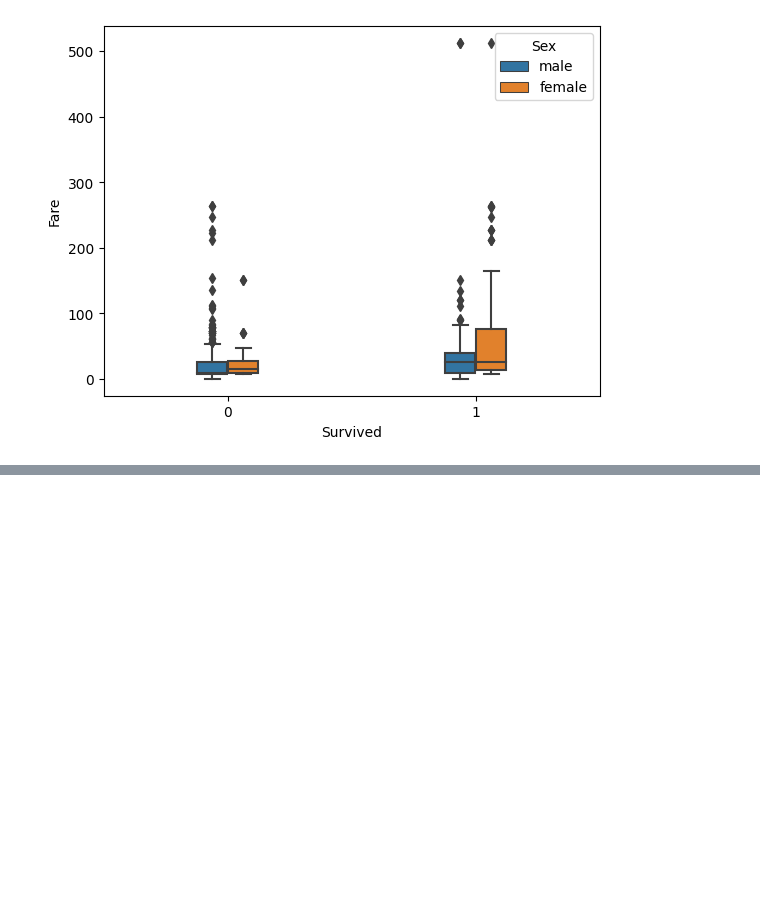
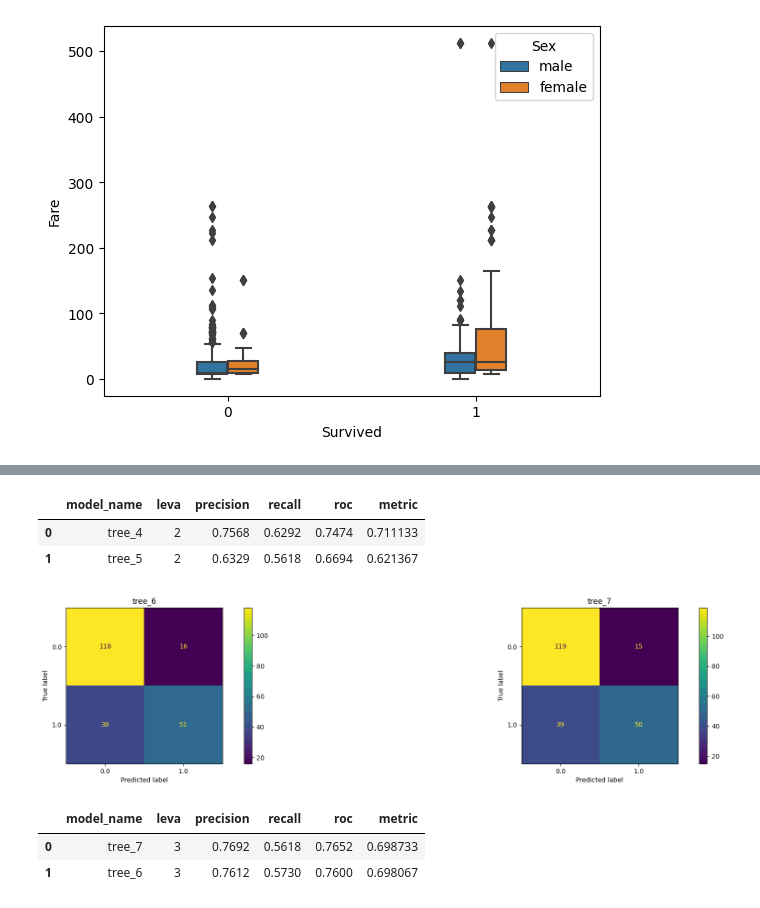
Before and after one commit to mateuseap/decision-tree, a Jupyter notebook: src/dt.ipynb, the cells around one changed output, grey strips where cells are left out. Saved outputs shown, nothing was run; the diff lists cells and outputs as text; code cells hidden in the pictures; blank space fills up the shorter version.

```diff
--- a/src/dt.ipynb
+++ b/src/dt.ipynb
@@ -199,0 +314,21 @@ print('DecisionTreeClassifier accuracy score: {}'.format(accuracy))
+# %%
+results_2 = build_dataframe(results_2)
+results_2
+# %% [output]
+|  | model_name | leva | precision | recall | roc | metric |
+| 0 | tree_4 | 2 | 0.7568 | 0.6292 | 0.7474 | 0.711133 |
+| 1 | tree_5 | 2 | 0.6329 | 0.5618 | 0.6694 | 0.621367 |
+# %%
+tree_6 = DecisionTreeClassifier(min_samples_split=3, random_state=seed).fit(X_train, y_train)
+tree_7 = DecisionTreeClassifier(min_samples_split=5, random_state=seed).fit(X_train, y_train)
+# %%
+results_3 = plot_model_stats(2, [tree_6, tree_7], ['tree_6', 'tree_7'], X_test, y_test, 3)
+# %% [output]
+[figure, added]
+# %%
+results_3 = build_dataframe(results_3)
+results_3
+# %% [output]
+|  | model_name | leva | precision | recall | roc | metric |
+| 0 | tree_7 | 3 | 0.7692 | 0.5618 | 0.7652 | 0.698733 |
+| 1 | tree_6 | 3 | 0.7612 | 0.5730 | 0.7600 | 0.698067 |
```
Also changed, not shown: parts of 41 cells of this notebook.
